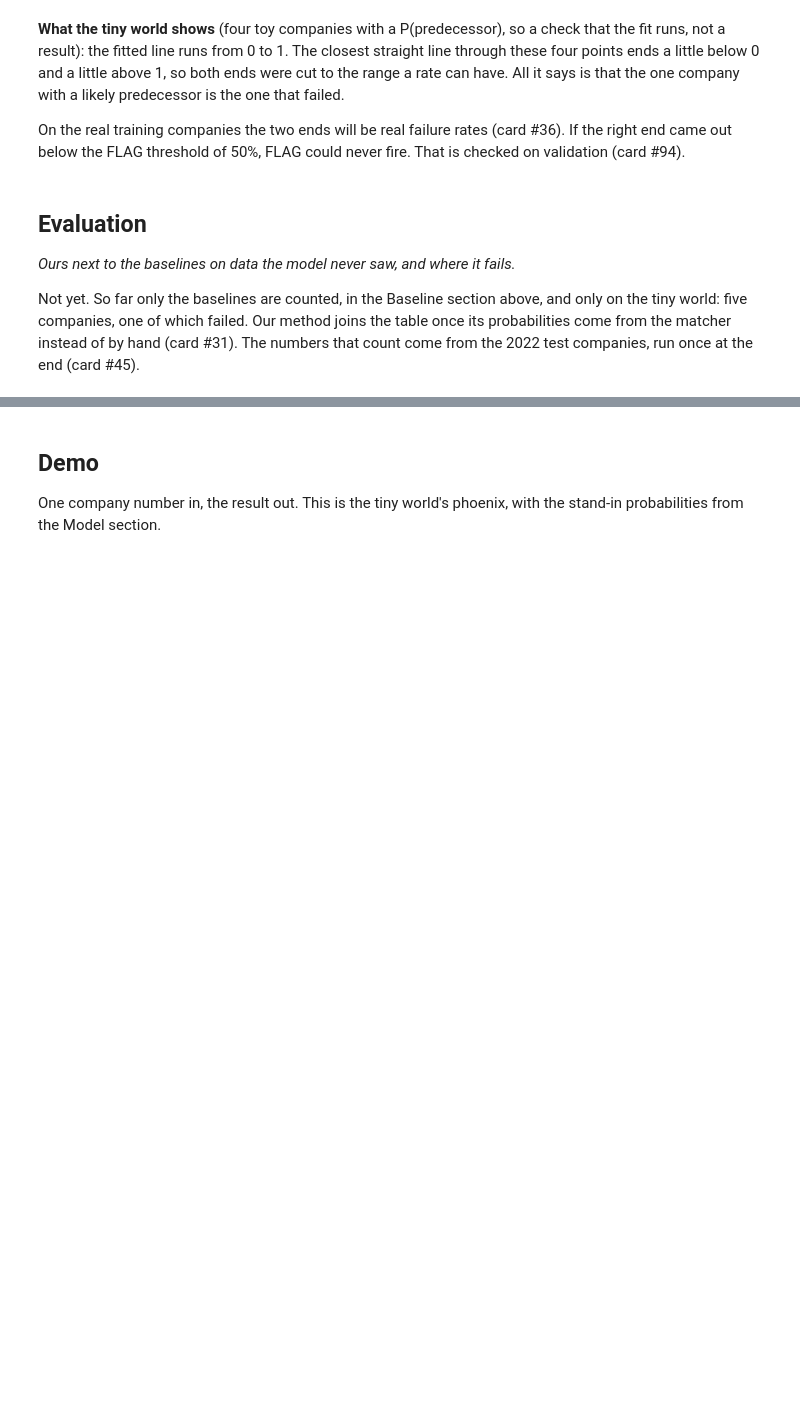
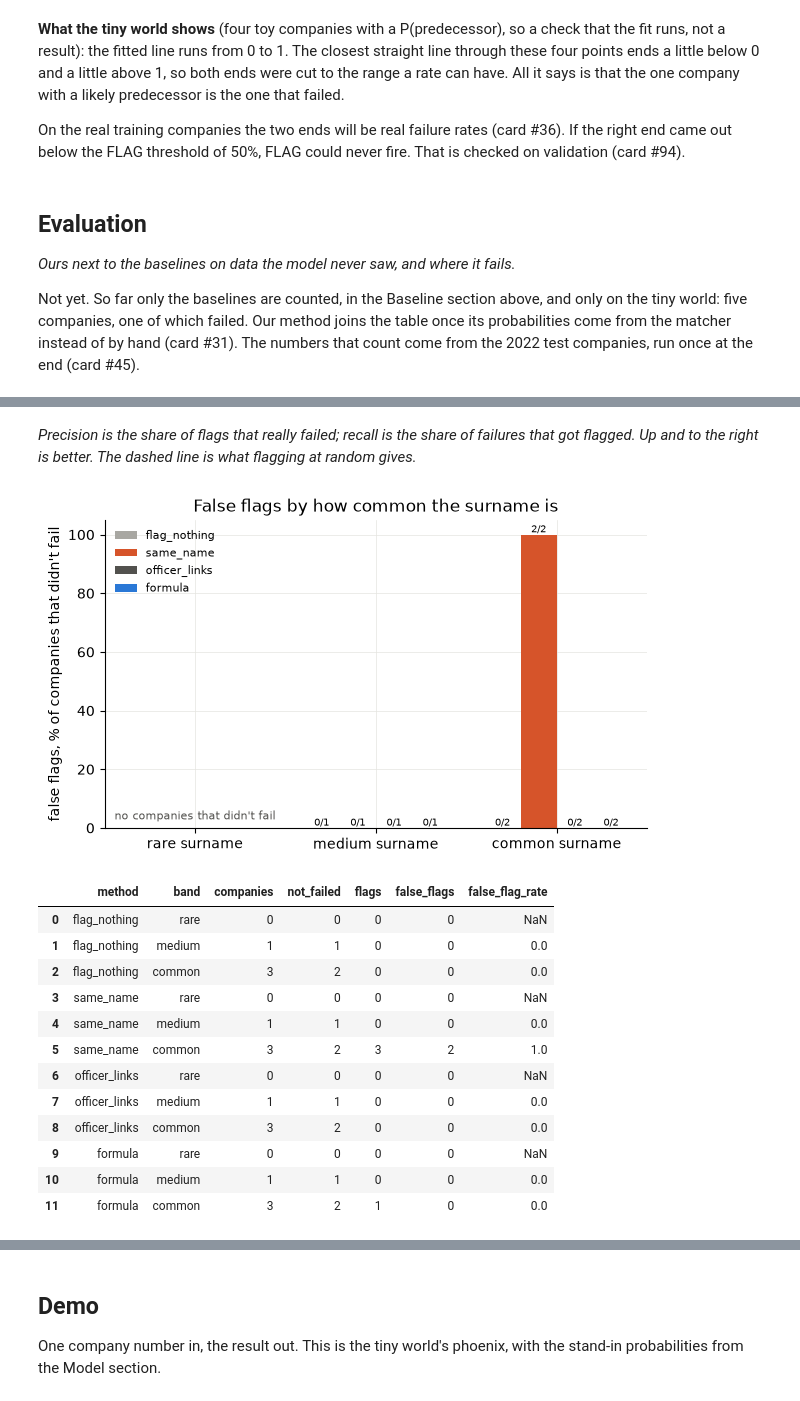
Before and after one commit to C-Nietzschmann/veritas-hackathon, a Jupyter notebook: notebooks/main.ipynb, the cells around one changed output, grey strips where cells are left out. Saved outputs shown, nothing was run; the diff lists cells and outputs as text; code cells hidden in the pictures; blank space fills up the shorter version.

```diff
--- a/notebooks/main.ipynb
+++ b/notebooks/main.ipynb
@@ -332,0 +351,23 @@ Not yet. So far only the baselines are counted, in the Baseline section above, a
+# %% [markdown]
+*Precision is the share of flags that really failed; recall is the share of failures that got flagged. Up and to the right is better. The dashed line is what flagging at random gives.*
+# %%
+# 108: false flags per name-commonness band, for ours and the three baselines, with the counts on the bars.
+bands = evaluate.company_bands(mentions, claims, evaluate.name_commonness(mentions))
+by_band = evaluate.false_flags_by_band(all_decisions, labels, bands)
+interface.display_png(interface.false_flag_figure(by_band))
+by_band
+# %% [output]
+[figure, added]
+|  | method | band | companies | not_failed | flags | false_flags | false_flag_rate |
+| 0 | flag_nothing | rare | 0 | 0 | 0 | 0 | NaN |
+| 1 | flag_nothing | medium | 1 | 1 | 0 | 0 | 0.0 |
+| 2 | flag_nothing | common | 3 | 2 | 0 | 0 | 0.0 |
+| 3 | same_name | rare | 0 | 0 | 0 | 0 | NaN |
+| 4 | same_name | medium | 1 | 1 | 0 | 0 | 0.0 |
+| 5 | same_name | common | 3 | 2 | 3 | 2 | 1.0 |
+| 6 | officer_links | rare | 0 | 0 | 0 | 0 | NaN |
+| 7 | officer_links | medium | 1 | 1 | 0 | 0 | 0.0 |
+| 8 | officer_links | common | 3 | 2 | 0 | 0 | 0.0 |
+| 9 | formula | rare | 0 | 0 | 0 | 0 | NaN |
+| 10 | formula | medium | 1 | 1 | 0 | 0 | 0.0 |
+| 11 | formula | common | 3 | 2 | 1 | 0 | 0.0 |
```
Also changed, not shown: parts of 5 cells of this notebook, 2 other files.
